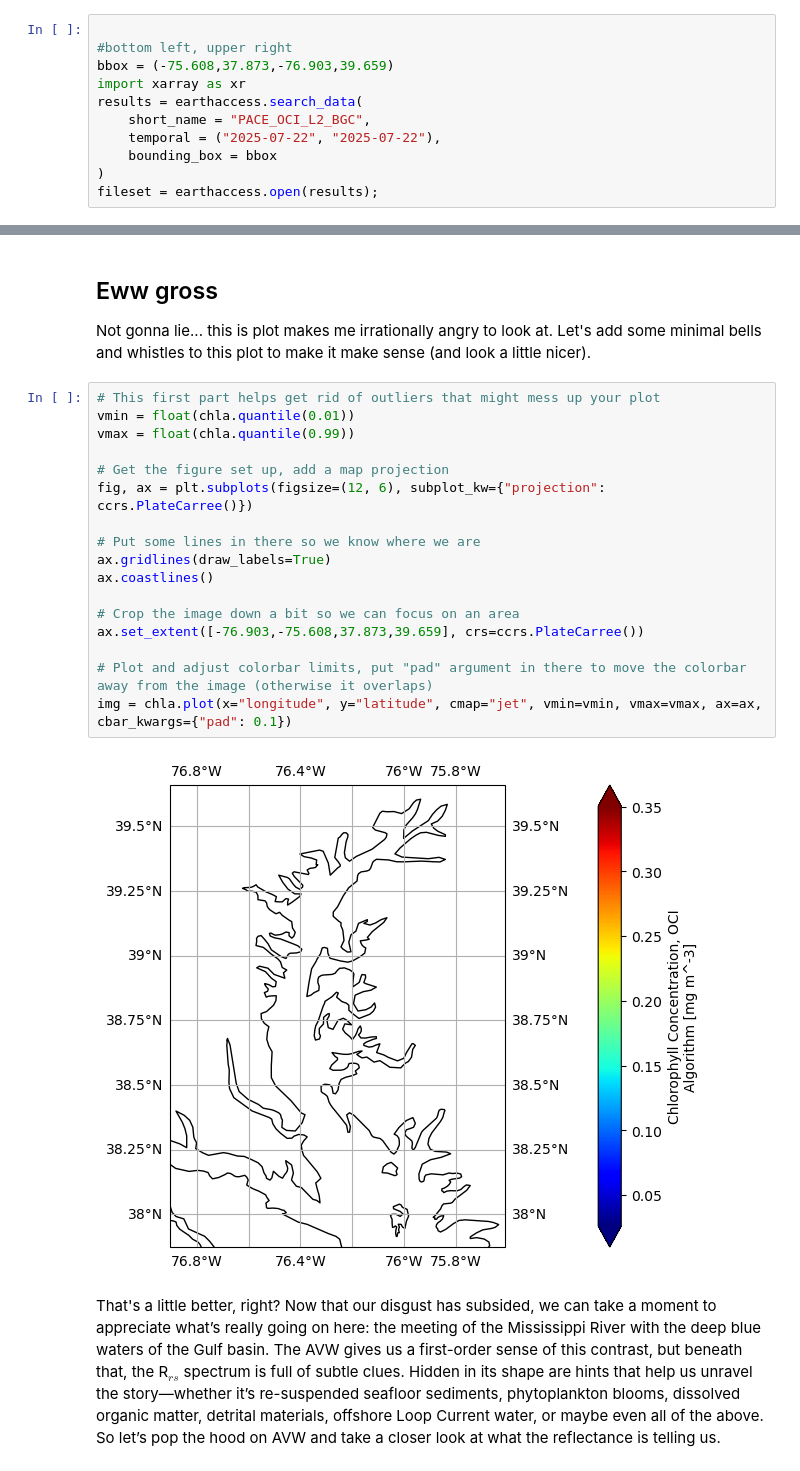
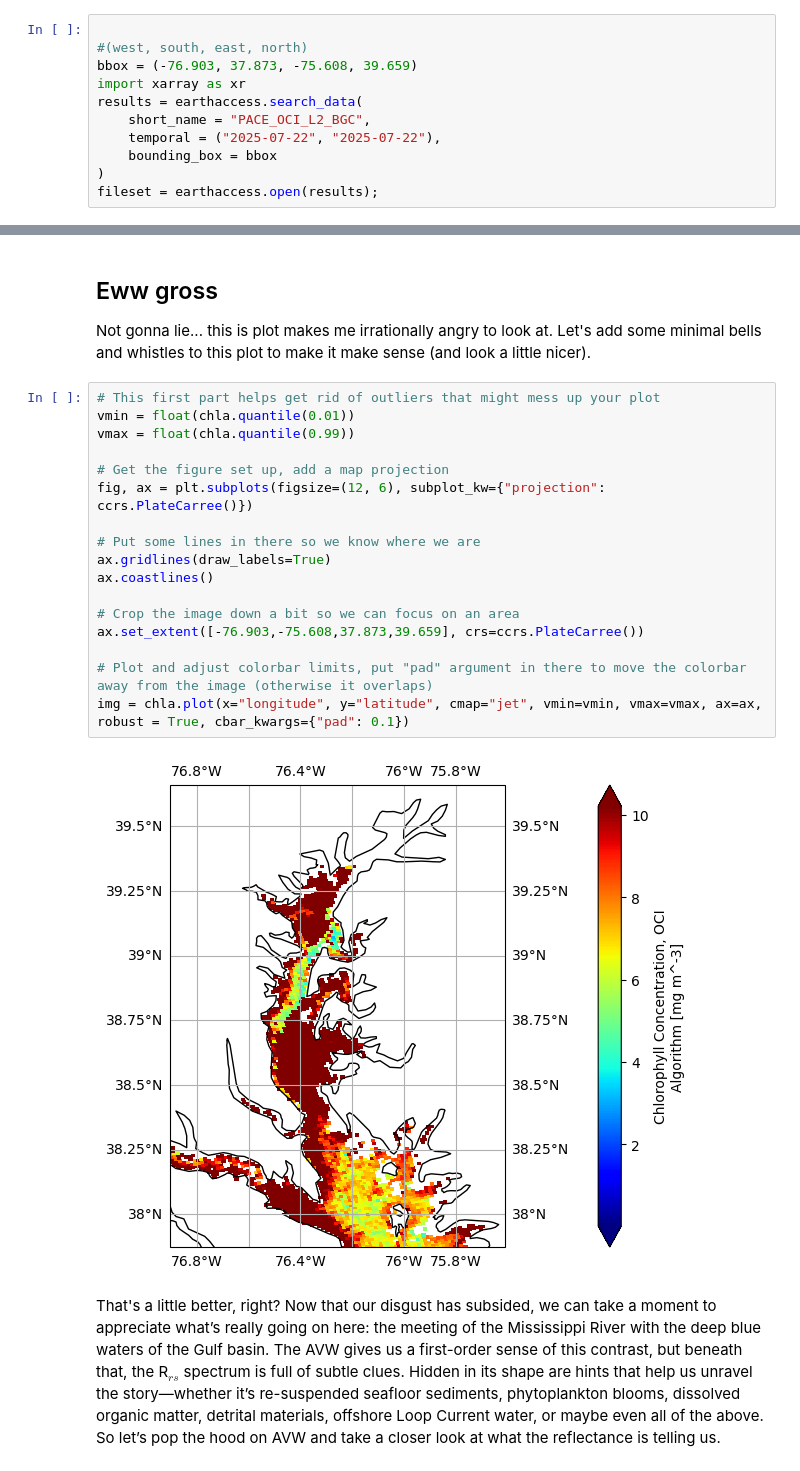
Before and after one commit to fish-pace/2026-proj-phyto-community-structure, a Jupyter notebook: contributor_folders/Shelly/vizualization_chlShelly.ipynb, the cells around one changed output, grey strips where cells are left out. Cells and saved outputs as stored; diff of their text form.

Commit message:
Modified to plot Chesapeake Chla
Pulled BGC chl for Chesapeake Bay and created a map of the standard PACE Chl

```diff
--- a/contributor_folders/Shelly/vizualization_chlShelly.ipynb
+++ b/contributor_folders/Shelly/vizualization_chlShelly.ipynb
@@ -55,8 +55,8 @@ if not auth.authenticated:
 For these "Level 2" files, we're downloading an individual scene, so feeding it a bounding box will help narrow down the results. For this tutorial, let's check out a scene off the coast of Louisiana, on March 5, 2025. We are explictly setting `chunk={}` so we get a dask array. This will allow our code when we integrate over wavelengths to run chunk by chunk and not exceed a 2Gb RAM instance.
 # %%
 
-#bottom left, upper right
-bbox = (-75.608,37.873,-76.903,39.659)
+#(west, south, east, north)
+bbox = (-76.903, 37.873, -75.608, 39.659)
 import xarray as xr
 results = earthaccess.search_data(
     short_name = "PACE_OCI_L2_BGC",
@@ -148,22 +148,22 @@ Not gonna lie... this is plot makes me irrationally angry to look at. Let's add
 # %%
 # This first part helps get rid of outliers that might mess up your plot
 vmin = float(chla.quantile(0.01))
 vmax = float(chla.quantile(0.99))
 
 # Get the figure set up, add a map projection
 fig, ax = plt.subplots(figsize=(12, 6), subplot_kw={"projection": ccrs.PlateCarree()})
 
 # Put some lines in there so we know where we are
 ax.gridlines(draw_labels=True)
 ax.coastlines()
 
 # Crop the image down a bit so we can focus on an area
 ax.set_extent([-76.903,-75.608,37.873,39.659], crs=ccrs.PlateCarree())
 
 # Plot and adjust colorbar limits, put "pad" argument in there to move the colorbar away from the image (otherwise it overlaps)
-img = chla.plot(x="longitude", y="latitude", cmap="jet", vmin=vmin, vmax=vmax, ax=ax, cbar_kwargs={"pad": 0.1})
+img = chla.plot(x="longitude", y="latitude", cmap="jet", vmin=vmin, vmax=vmax, ax=ax, robust = True, cbar_kwargs={"pad": 0.1})
 # %% [output]
-[figure, old version]
+[figure, new version]
 # %% [markdown]
 That's a little better, right? Now that our disgust has subsided, we can take a moment to appreciate what’s really going on here: the meeting of the Mississippi River with the deep blue waters of the Gulf basin. The AVW gives us a first-order sense of this contrast, but beneath that, the R$_{rs}$ spectrum is full of subtle clues. Hidden in its shape are hints that help us unravel the story—whether it’s re-suspended seafloor sediments, phytoplankton blooms, dissolved organic matter, detrital materials, offshore Loop Current water, or maybe even all of the above. So let’s pop the hood on AVW and take a closer look at what the reflectance is telling us.
 # %% [markdown]
```
Also changed, not shown: parts of 2 cells of this notebook.
